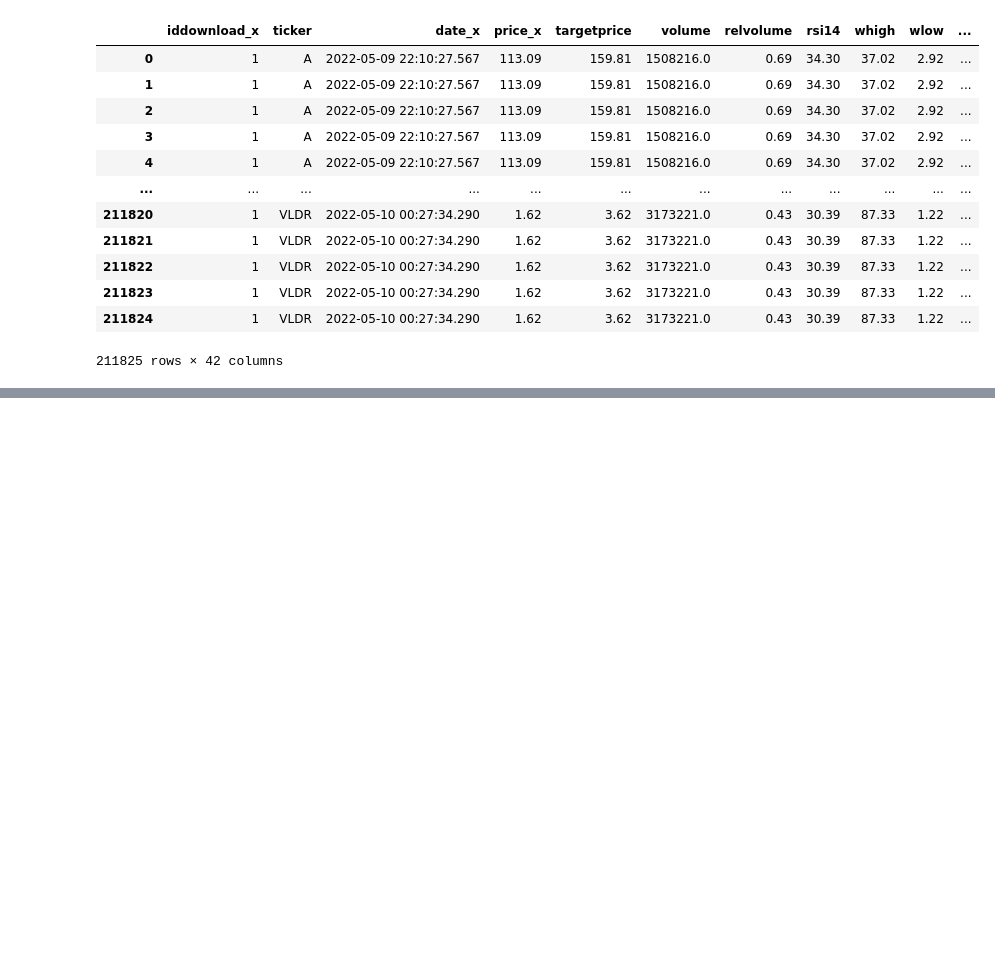
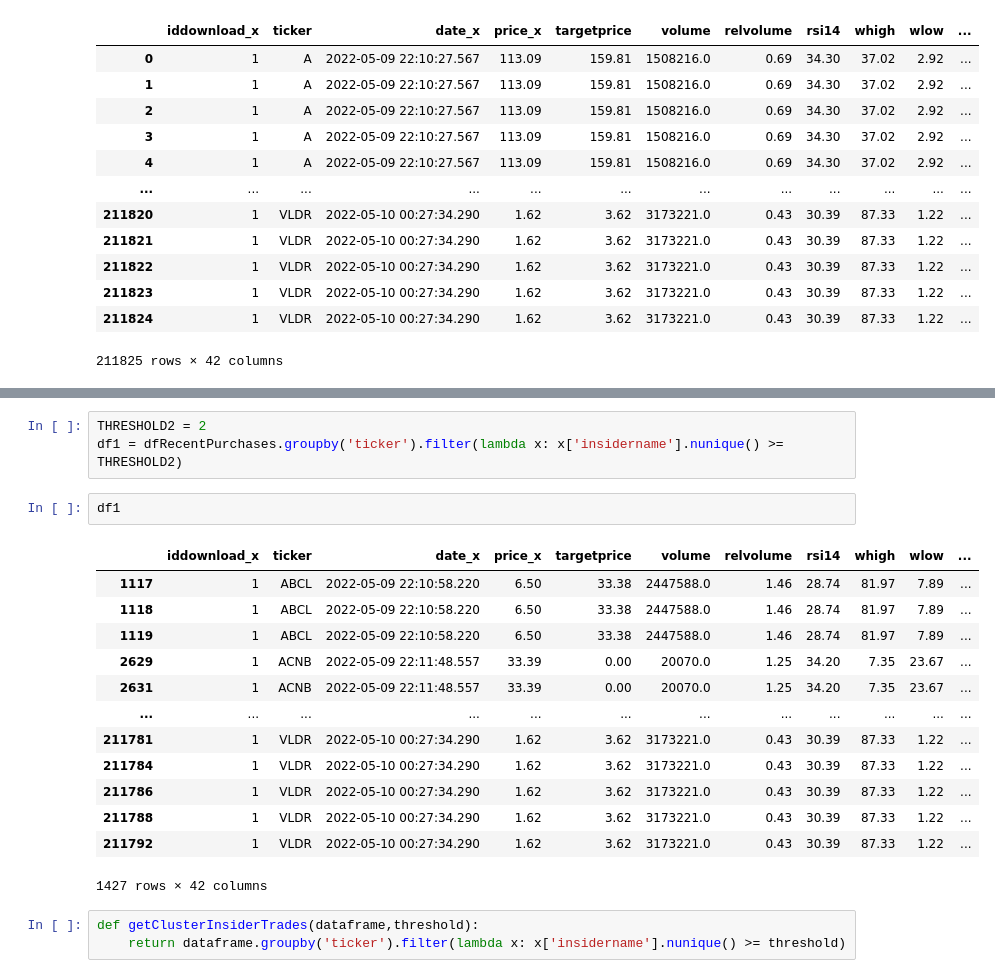
Before and after one commit to Teycir/NoteBookInsiders, a Jupyter notebook: Insider.ipynb, the cells around one changed output, grey strips where cells are left out. Cells and saved outputs as stored; diff of their text form; blank space fills up the shorter version.

```diff
--- a/Insider.ipynb
+++ b/Insider.ipynb
@@ -122,0 +240,22 @@ dfFinal
+# %%
+THRESHOLD2 = 2
+df1 = dfRecentPurchases.groupby('ticker').filter(lambda x: x['insidername'].nunique() >= THRESHOLD2)
+# %%
+df1
+# %% [output]
+|  | iddownload_x | ticker | date_x | price_x | targetprice | volume | relvolume | rsi14 | whigh | wlow | ... |
+| 1117 | 1 | ABCL | 2022-05-09 22:10:58.220 | 6.50 | 33.38 | 2447588.0 | 1.46 | 28.74 | 81.97 | 7.89 | ... |
+| 1118 | 1 | ABCL | 2022-05-09 22:10:58.220 | 6.50 | 33.38 | 2447588.0 | 1.46 | 28.74 | 81.97 | 7.89 | ... |
+| 1119 | 1 | ABCL | 2022-05-09 22:10:58.220 | 6.50 | 33.38 | 2447588.0 | 1.46 | 28.74 | 81.97 | 7.89 | ... |
+| 2629 | 1 | ACNB | 2022-05-09 22:11:48.557 | 33.39 | 0.00 | 20070.0 | 1.25 | 34.20 | 7.35 | 23.67 | ... |
+| 2631 | 1 | ACNB | 2022-05-09 22:11:48.557 | 33.39 | 0.00 | 20070.0 | 1.25 | 34.20 | 7.35 | 23.67 | ... |
+| ... | ... | ... | ... | ... | ... | ... | ... | ... | ... | ... | ... |
+| 211781 | 1 | VLDR | 2022-05-10 00:27:34.290 | 1.62 | 3.62 | 3173221.0 | 0.43 | 30.39 | 87.33 | 1.22 | ... |
+| 211784 | 1 | VLDR | 2022-05-10 00:27:34.290 | 1.62 | 3.62 | 3173221.0 | 0.43 | 30.39 | 87.33 | 1.22 | ... |
+| 211786 | 1 | VLDR | 2022-05-10 00:27:34.290 | 1.62 | 3.62 | 3173221.0 | 0.43 | 30.39 | 87.33 | 1.22 | ... |
+| 211788 | 1 | VLDR | 2022-05-10 00:27:34.290 | 1.62 | 3.62 | 3173221.0 | 0.43 | 30.39 | 87.33 | 1.22 | ... |
+| 211792 | 1 | VLDR | 2022-05-10 00:27:34.290 | 1.62 | 3.62 | 3173221.0 | 0.43 | 30.39 | 87.33 | 1.22 | ... |
+1427 rows × 42 columns
+# %%
+def getClusterInsiderTrades(dataframe,threshold):
+    return dataframe.groupby('ticker').filter(lambda x: x['insidername'].nunique() >= threshold)
```
Also changed, not shown: parts of 22 cells of this notebook.
